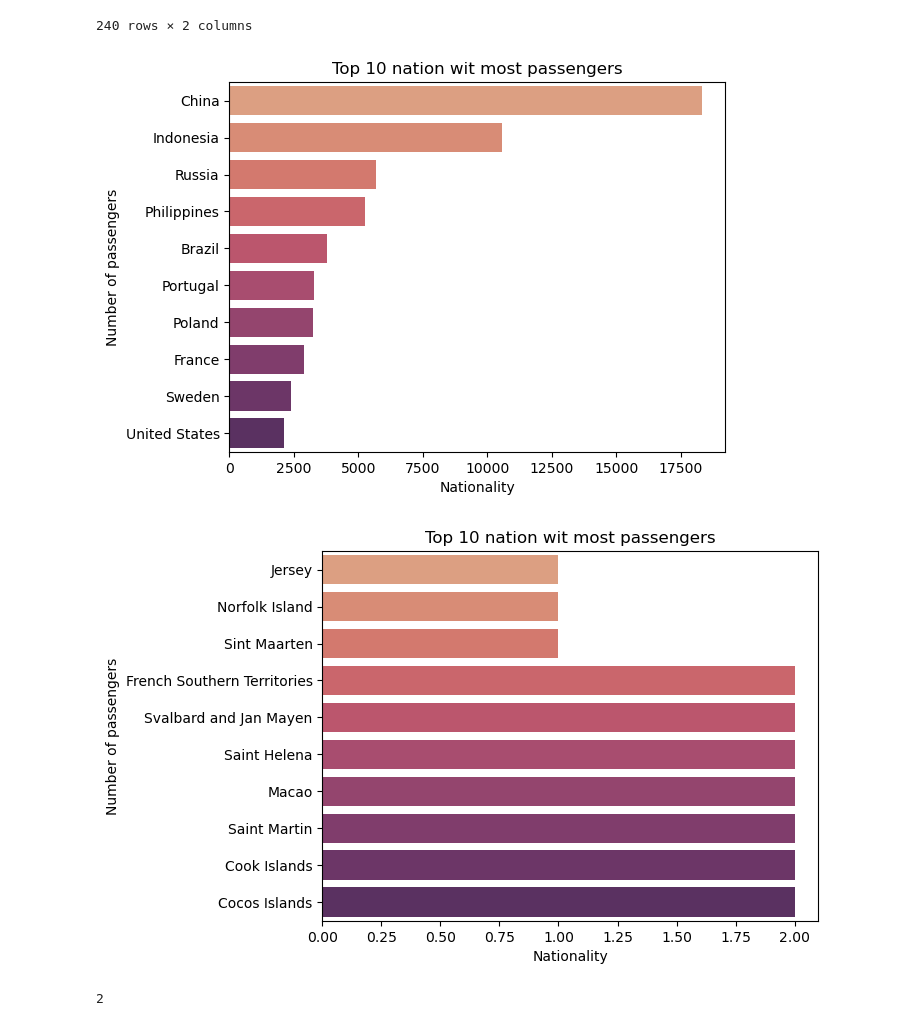
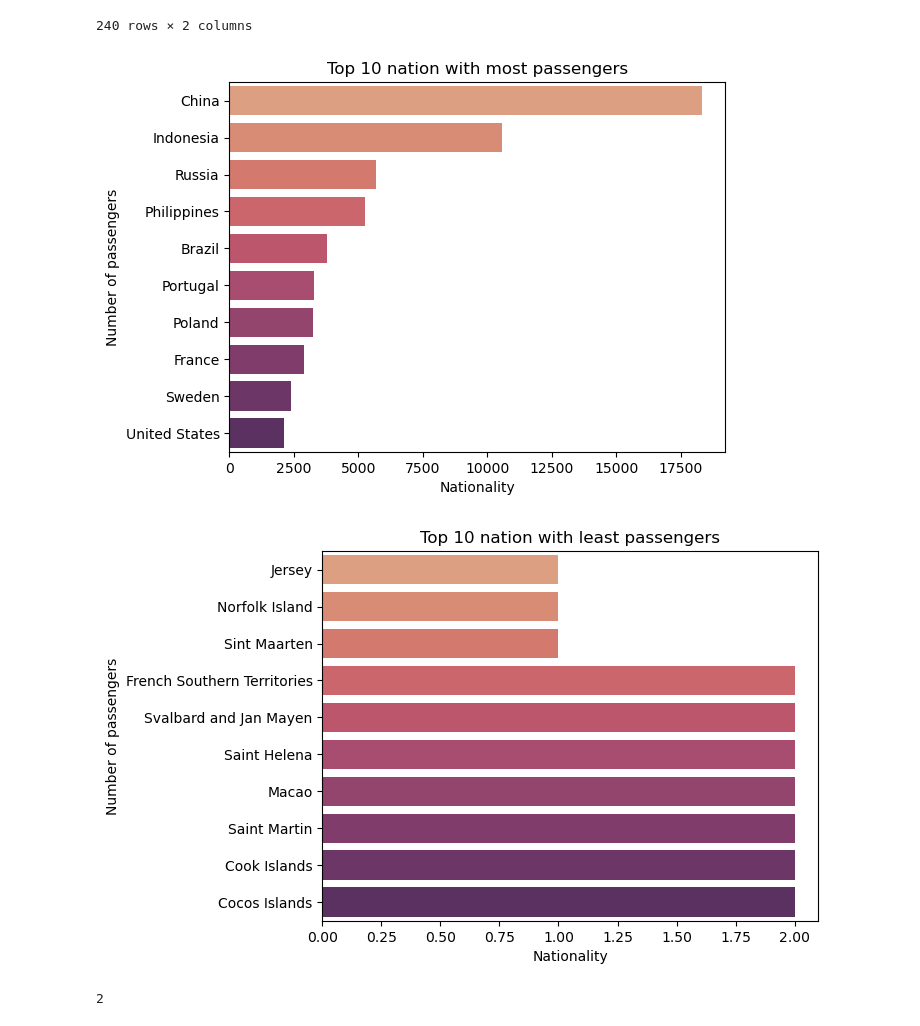
Before and after one commit to aadarshaAB/Airline-Delay-Prediction, a Jupyter notebook: Untitled.ipynb, the cells around one changed output. Saved outputs shown, nothing was run; the diff lists cells and outputs as text; code cells hidden in the pictures.

```diff
--- a/Untitled.ipynb
+++ b/Untitled.ipynb
@@ -71,23 +71,23 @@ nation_count
 # %%
 #top 10 nation wit most passengers
 top_nation=nation_count.nlargest(10,"Count")
 sns.barplot(y="Nationality",x="Count",data=top_nation,palette="flare")
 plt.xlabel("Nationality")
 plt.ylabel("Number of passengers")
-plt.title("Top 10 nation wit most passengers")
+plt.title("Top 10 nation with most passengers")
 plt.show()
 # %% [output]
-[figure, old version]
+[figure, new version]
 # %%
 ##top 10 nation wit least passengers
 least_nation=nation_count.nsmallest(10,"Count")
 sns.barplot(y="Nationality",x="Count",data=least_nation,palette="flare")
 plt.xlabel("Nationality")
 plt.ylabel("Number of passengers")
-plt.title("Top 10 nation wit most passengers")
+plt.title("Top 10 nation with least passengers")
 plt.show()
 # %% [output]
-[figure, old version]
+[figure, new version]
 # %%
 df["Gender"].nunique()
 # %% [output]
```
